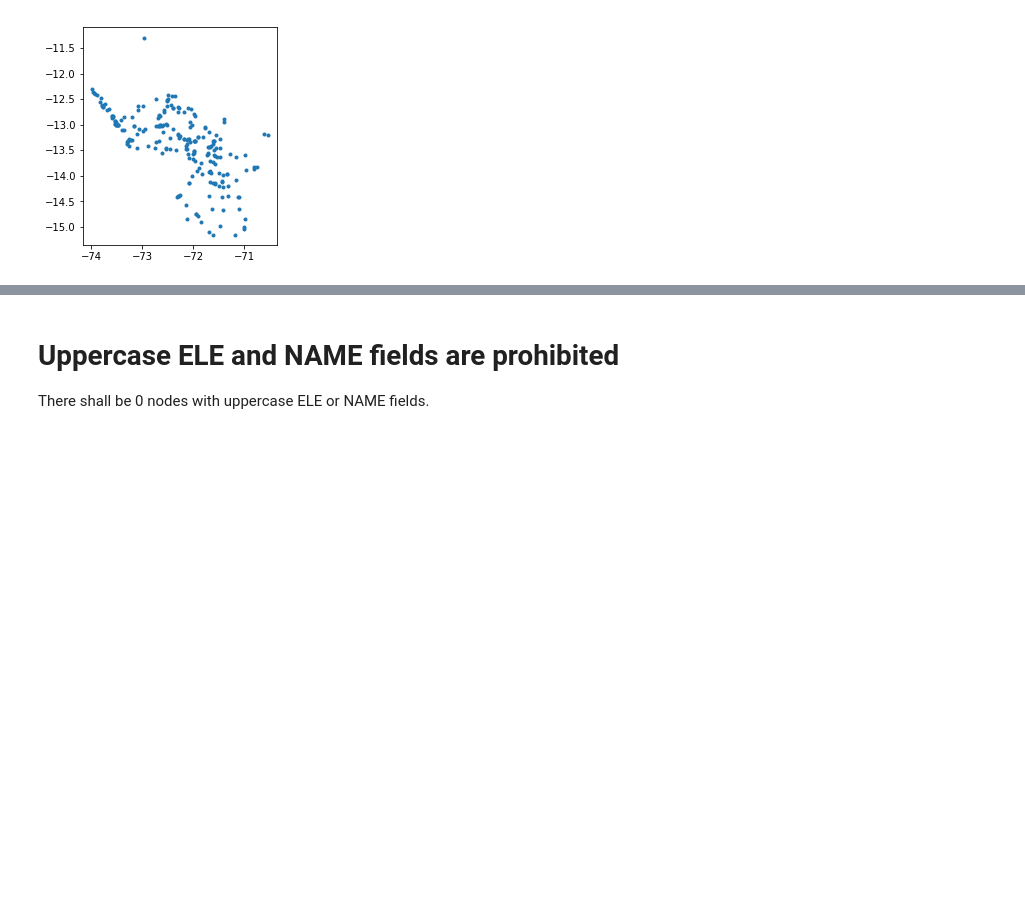
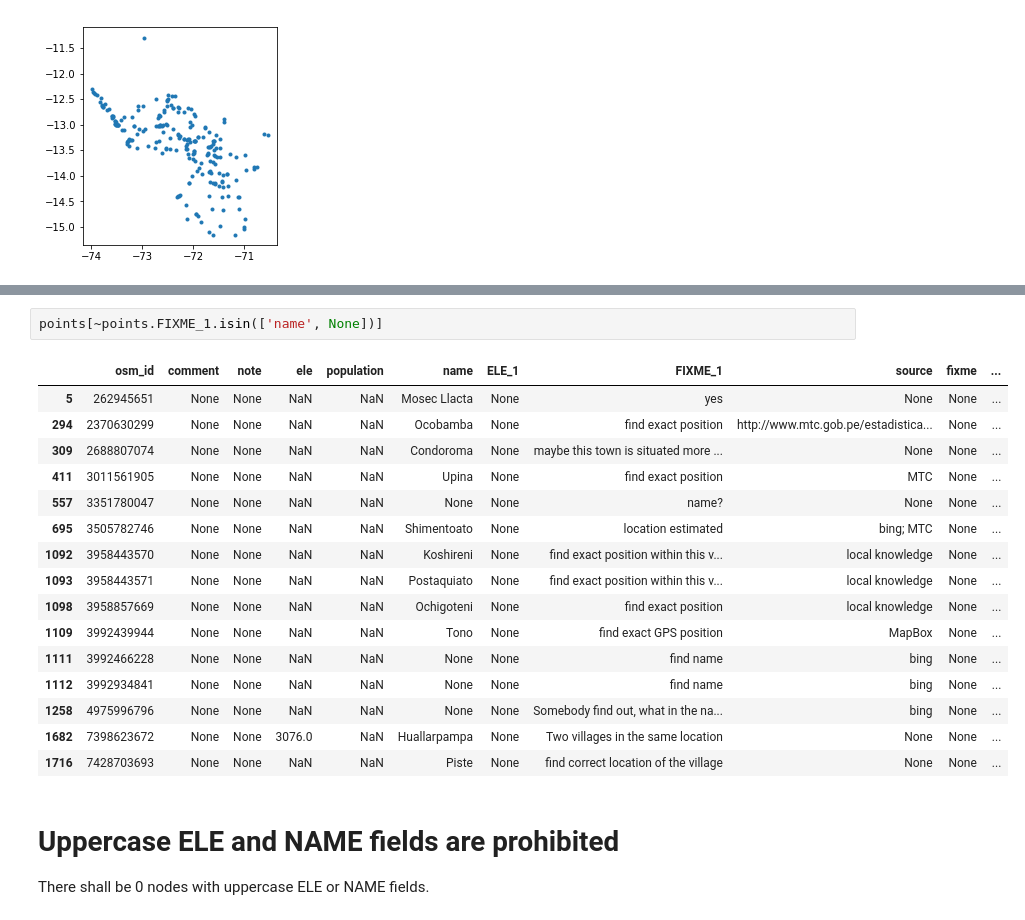
Before and after one commit to jarmokivekas/hotosm-activation-gis-data, a Jupyter notebook: 2019-12-covid-19/8301/TM-8301-report.ipynb, the cells around one changed output, grey strips where cells are left out. Saved outputs shown, nothing was run; the diff lists cells and outputs as text; blank space fills up the shorter version.

```diff
--- a/2019-12-covid-19/8301/TM-8301-report.ipynb
+++ b/2019-12-covid-19/8301/TM-8301-report.ipynb
@@ -222,3 +232,22 @@ duplicate_names.geojson
+# %%
+points[~points.FIXME_1.isin(['name', None])]
+# %% [output]
+|  | osm_id | comment | note | ele | population | name | ELE_1 | FIXME_1 | source | fixme | ... |
+| 5 | 262945651 | None | None | NaN | NaN | Mosec Llacta | None | yes | None | None | ... |
+| 294 | 2370630299 | None | None | NaN | NaN | Ocobamba | None | find exact position | http://www.mtc.gob.pe/estadistica... | None | ... |
+| 309 | 2688807074 | None | None | NaN | NaN | Condoroma | None | maybe this town is situated more ... | None | None | ... |
+| 411 | 3011561905 | None | None | NaN | NaN | Upina | None | find exact position | MTC | None | ... |
+| 557 | 3351780047 | None | None | NaN | NaN | None | None | name? | None | None | ... |
+| 695 | 3505782746 | None | None | NaN | NaN | Shimentoato | None | location estimated | bing; MTC | None | ... |
+| 1092 | 3958443570 | None | None | NaN | NaN | Koshireni | None | find exact position within this v... | local knowledge | None | ... |
+| 1093 | 3958443571 | None | None | NaN | NaN | Postaquiato | None | find exact position within this v... | local knowledge | None | ... |
+| 1098 | 3958857669 | None | None | NaN | NaN | Ochigoteni | None | find exact position | local knowledge | None | ... |
+| 1109 | 3992439944 | None | None | NaN | NaN | Tono | None | find exact GPS position | MapBox | None | ... |
+| 1111 | 3992466228 | None | None | NaN | NaN | None | None | find name | bing | None | ... |
+| 1112 | 3992934841 | None | None | NaN | NaN | None | None | find name | bing | None | ... |
+| 1258 | 4975996796 | None | None | NaN | NaN | None | None | Somebody find out, what in the na... | bing | None | ... |
+| 1682 | 7398623672 | None | None | 3076.0 | NaN | Huallarpampa | None | Two villages in the same location | None | None | ... |
+| 1716 | 7428703693 | None | None | NaN | NaN | Piste | None | find correct location of the village | None | None | ... |
 # %% [markdown]
 # Uppercase ELE and NAME fields are prohibited
 
```
Also changed, not shown: parts of 3 cells of this notebook, 4 other files.
